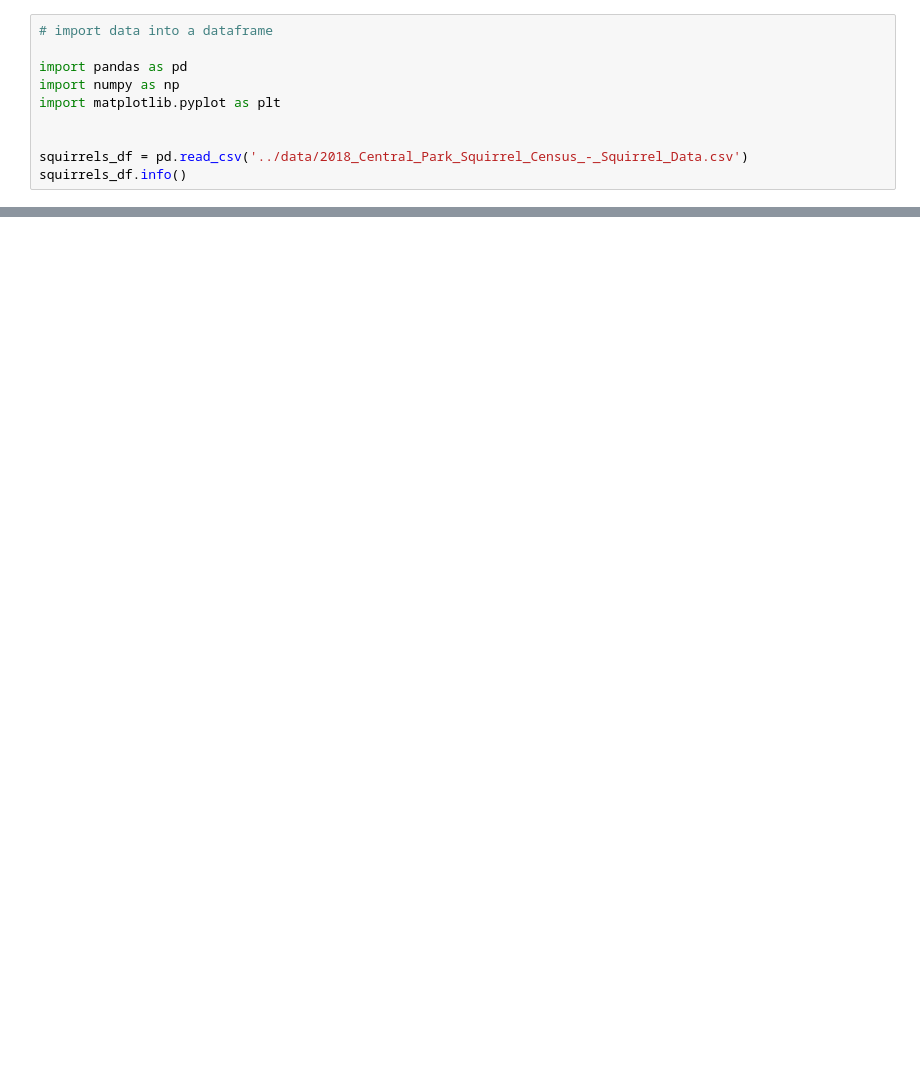
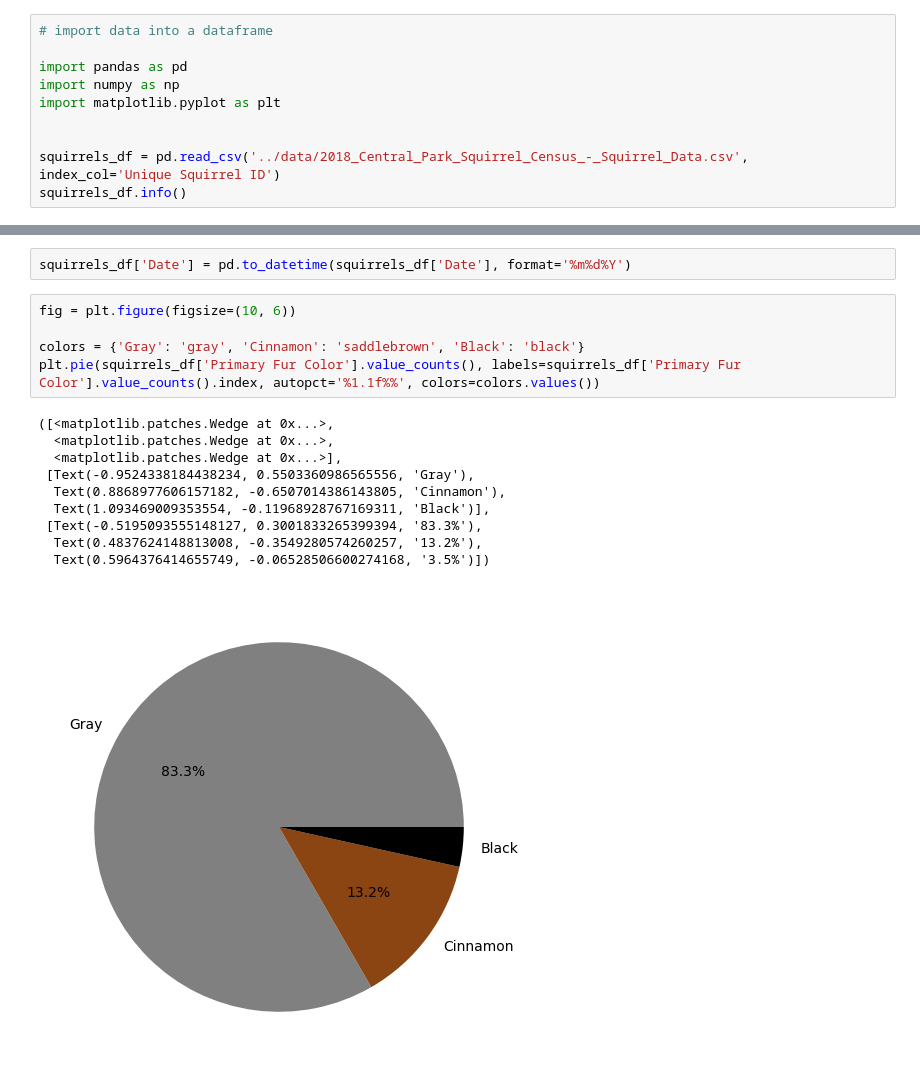
Before and after one commit to fletcher-m/group3_project, a Jupyter notebook: nbs/squirrels.ipynb, the cells around one changed output, grey strips where cells are left out. Drawn from its saved outputs; the diff is of its cells as text; blank space fills up the shorter version.

Commit message:
added pie chart to view squirrel % by color in Central park

```diff
--- a/nbs/squirrels.ipynb
+++ b/nbs/squirrels.ipynb
@@ -6,7 +6,7 @@ import numpy as np
 import matplotlib.pyplot as plt
 
 
-squirrels_df = pd.read_csv('../data/2018_Central_Park_Squirrel_Census_-_Squirrel_Data.csv')
+squirrels_df = pd.read_csv('../data/2018_Central_Park_Squirrel_Census_-_Squirrel_Data.csv', index_col='Unique Squirrel ID')
 squirrels_df.info()
 # %% [output]
 <class 'pandas.core.frame.DataFrame'>
@@ -28,0 +29,18 @@ memory usage: 463.6+ KB
+# %%
+squirrels_df['Date'] = pd.to_datetime(squirrels_df['Date'], format='%m%d%Y')
+# %%
+fig = plt.figure(figsize=(10, 6))
+
+colors = {'Gray': 'gray', 'Cinnamon': 'saddlebrown', 'Black': 'black'}
+plt.pie(squirrels_df['Primary Fur Color'].value_counts(), labels=squirrels_df['Primary Fur Color'].value_counts().index, autopct='%1.1f%%', colors=colors.values())
+# %% [output]
+([<matplotlib.patches.Wedge at 0x...>,
+  <matplotlib.patches.Wedge at 0x...>,
+  <matplotlib.patches.Wedge at 0x...>],
+ [Text(-0.9524338184438234, 0.5503360986565556, 'Gray'),
+  Text(0.8868977606157182, -0.6507014386143805, 'Cinnamon'),
+  Text(1.093469009353554, -0.11968928767169311, 'Black')],
+ [Text(-0.5195093555148127, 0.3001833265399394, '83.3%'),
+  Text(0.4837624148813008, -0.3549280574260257, '13.2%'),
+  Text(0.5964376414655749, -0.06528506600274168, '3.5%')])
+[figure, added]
```
Also changed, not shown: parts of 3 cells of this notebook.
